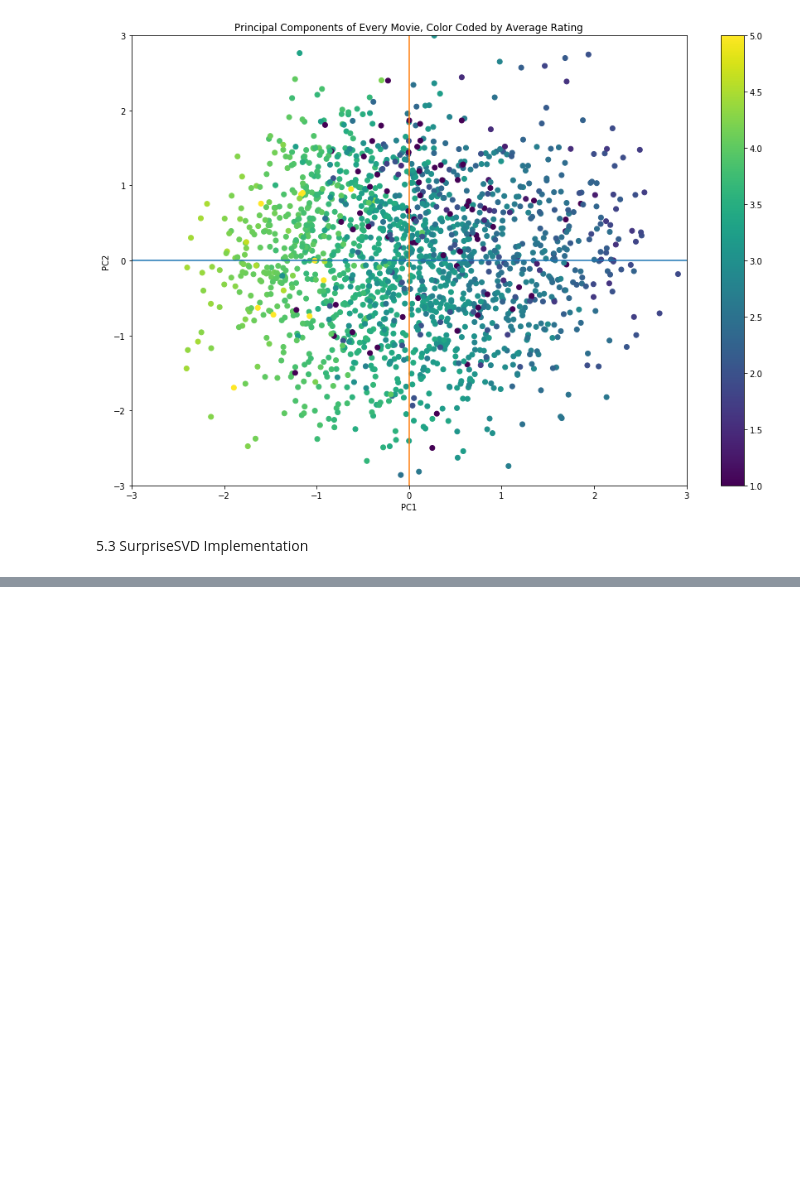
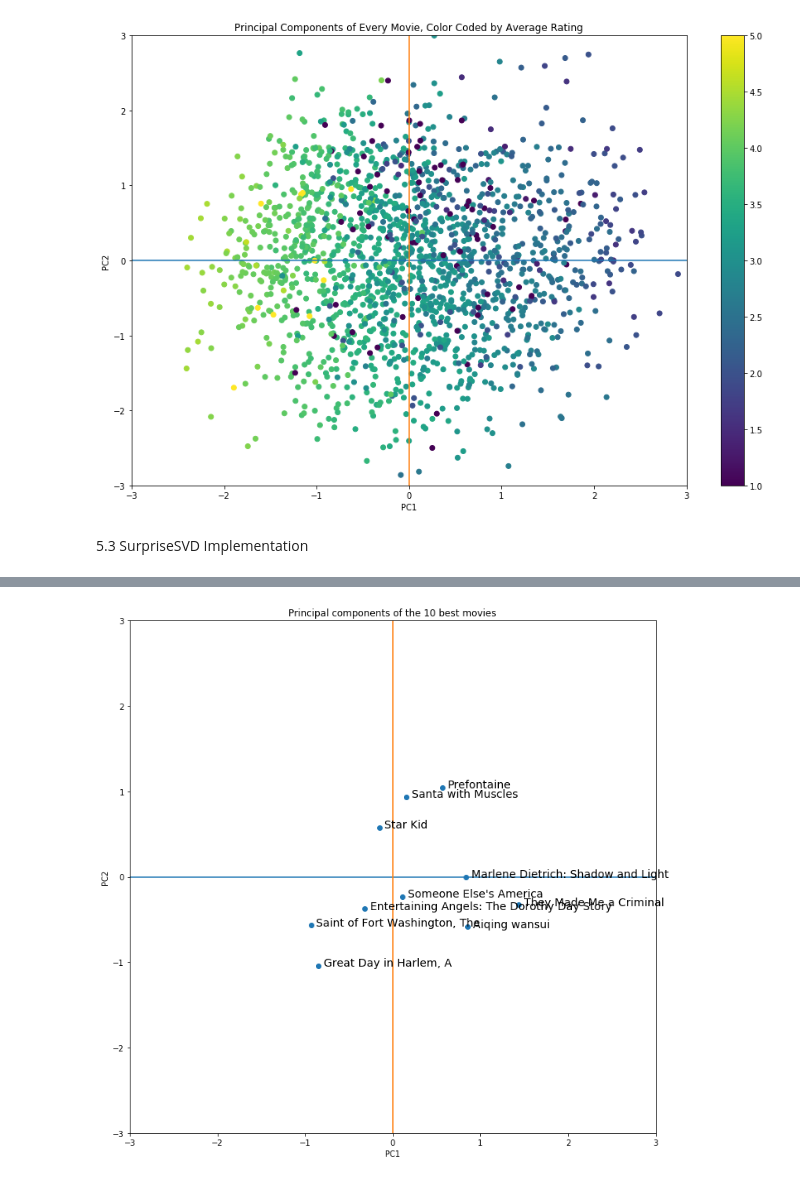
Before and after one commit to jenyu7/cs155-miniproject2, a Jupyter notebook: Visualizations.ipynb, the cells around one changed output, grey strips where cells are left out. Cells and saved outputs as stored; diff of their text form; code cells hidden in the pictures; blank space fills up the shorter version.

```diff
--- a/Visualizations.ipynb
+++ b/Visualizations.ipynb
@@ -571,0 +614,22 @@ Test error: 0.922806
+# %%
+bestmovies = np.zeros(1682)
+for j in np.arange(len(movies['Title'])):
+    bestmovies[j] = np.mean(data[np.where(data[:,1]==j+1),2])
+i = np.argpartition(bestmovies, -10)[-10:]
+
+fig,ax = plt.subplots(figsize=(12,12))
+ax.scatter(V[0,i],V[1,i])
+plt.title('Principal components of the 10 best movies');
+plt.xlabel('PC1');
+plt.ylabel('PC2');
+plt.ylim([-3, 3])
+plt.xlim([-3, 3])
+plt.plot([-3, 3], [0, 0])
+plt.plot([0, 0], [-3, 3])
+
+
+## Label movies
+for j in i:
+    ax.annotate(parse_titles[j],(V[0,j]+0.01*6,V[1,j]-0.001*6),fontsize=14)
+# %% [output]
+[figure, added]
```
Also changed, not shown: parts of 4 cells of this notebook.
